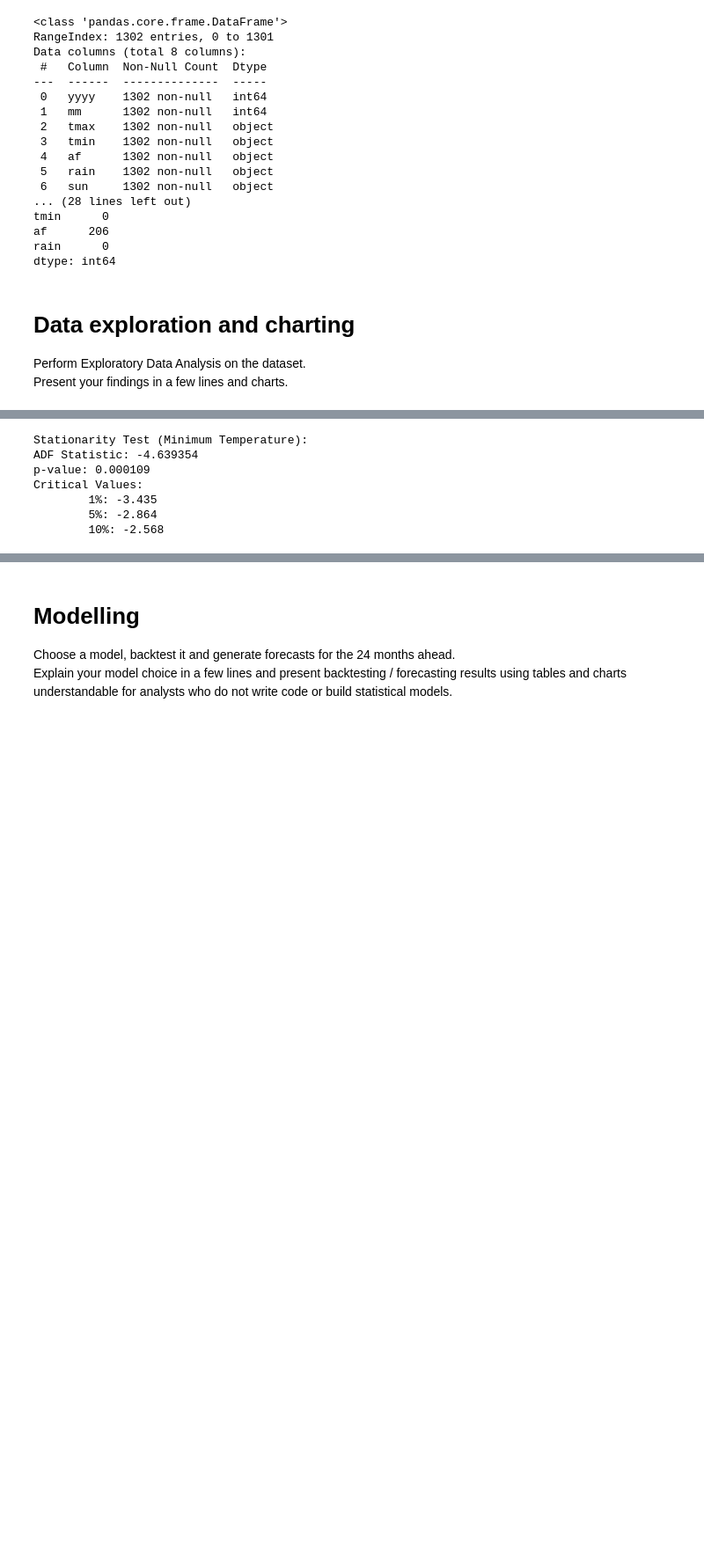
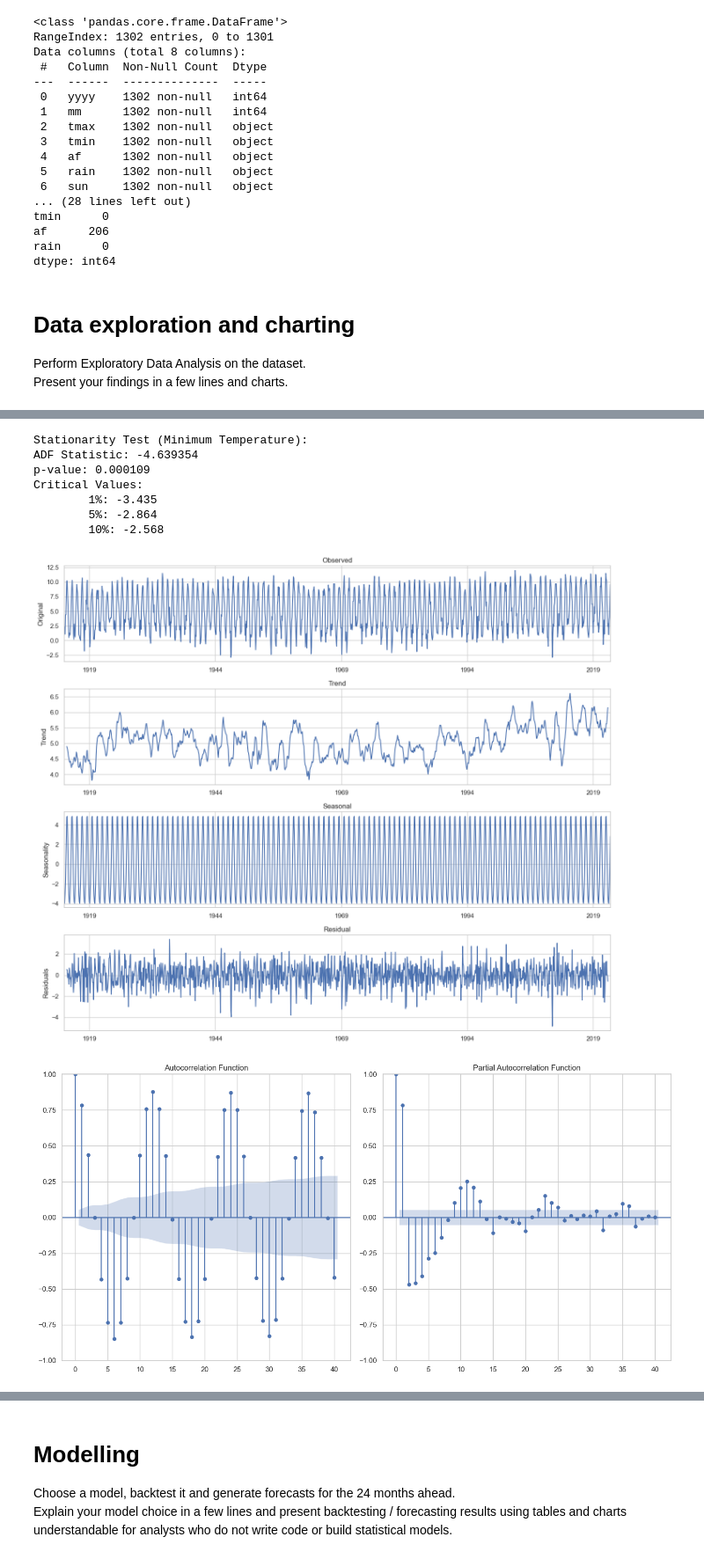
Before and after one commit to ojs77/ea-case-study, a Jupyter notebook: Case study.ipynb, the cells around one changed output, grey strips where cells are left out. Shown at 88% size. Saved outputs shown, nothing was run; the diff lists cells and outputs as text; code cells hidden in the pictures; blank space fills up the shorter version.

```diff
--- a/Case study.ipynb
+++ b/Case study.ipynb
@@ -129,6 +129,8 @@ import seaborn as sns
 import pandas as pd
 from statsmodels.tsa.seasonal import seasonal_decompose
 from statsmodels.tsa.stattools import adfuller
+from statsmodels.graphics.tsaplots import plot_acf, plot_pacf
+
 
 class DataExplorer:
     def __init__(self, df, column_name):
@@ -173,30 +175,75 @@ class DataExplorer:
         print('Critical Values:')
         for key, value in result[4].items():
             print('\t%s: %.3f' % (key, value))
 
+    def plot_decomposition(self):
+        decomposition = seasonal_decompose(self.df[self.column_name], model='additive', period=12)
+        fig, (ax1, ax2, ax3, ax4) = plt.subplots(4, 1, figsize=(14, 12))
+
+        decomposition.observed.plot(ax=ax1, title='Observed')
+        decomposition.trend.plot(ax=ax2, title='Trend')
+        decomposition.seasonal.plot(ax=ax3, title='Seasonal')
+        decomposition.resid.plot(ax=ax4, title='Residual')
+
+        ax1.set_ylabel('Original')
+        ax2.set_ylabel('Trend')
+        ax3.set_ylabel('Seasonality')
+        ax4.set_ylabel('Residuals')
+
+        plt.tight_layout()
+        plt.show()
+
+    def plot_acf_pacf(self):
+        plt.figure(figsize=(14, 7))
+        plt.subplot(121)
+        plot_acf(self.df[self.column_name], ax=plt.gca(), lags=40)
+        plt.title('Autocorrelation Function')
+
+        plt.subplot(122)
+        plot_pacf(self.df[self.column_name], ax=plt.gca(), lags=40)
+        plt.title('Partial Autocorrelation Function')
+
+        plt.tight_layout()
+        plt.show()
+
+    def plot_monthly_boxplots(self):
+        self.df['month'] = self.df.index.month
+        plt.figure(figsize=(12, 6))
+        sns.boxplot(x='month', y=self.column_name, data=self.df)
+        plt.title(f'Monthly Distribution of {self.column_name_taxonomy[self.column_name]}s')
+        plt.xlabel('Month')
+        plt.ylabel('Temperature (°C)')
+        plt.xticks(ticks=range(0, 12), labels=['Jan', 'Feb', 'Mar', 'Apr', 'May', 'Jun', 'Jul', 'Aug', 'Sep', 'Oct', 'Nov', 'Dec'])
+        plt.show()
+
 
 explorer = DataExplorer(wick_airport_data, "tmin")
 
 explorer.descriptive_stats()
 explorer.plot_min_temps()
 explorer.plot_seasonality()
 explorer.test_stationarity()
+explorer.plot_decomposition()
+explorer.plot_acf_pacf()
+explorer.plot_monthly_boxplots()
 # %% [output]
 count    1302.000000
 mean        5.026482
 std         3.405321
 min        -2.900000
 25%         2.225000
 50%         4.550000
 75%         8.100000
 max        12.000000
 Name: tmin, dtype: float64
 [figure]
 [figure]
 Stationarity Test (Minimum Temperature):
 ADF Statistic: -4.639354
 p-value: 0.000109
 Critical Values:
         1%: -3.435
         5%: -2.864
         10%: -2.568
+[figure, added]
+[figure, added]
```
Also changed, not shown: parts of 2 cells of this notebook.
